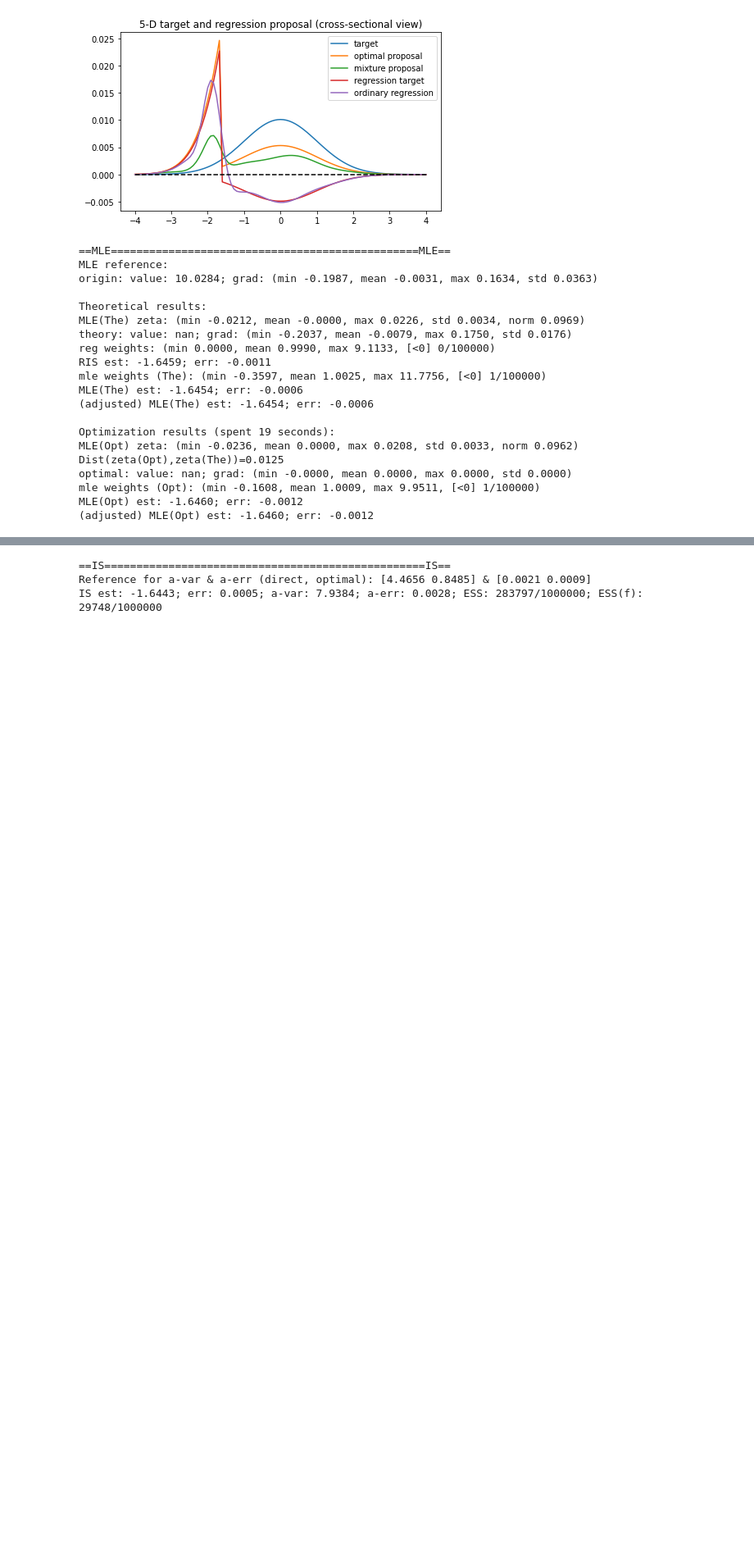
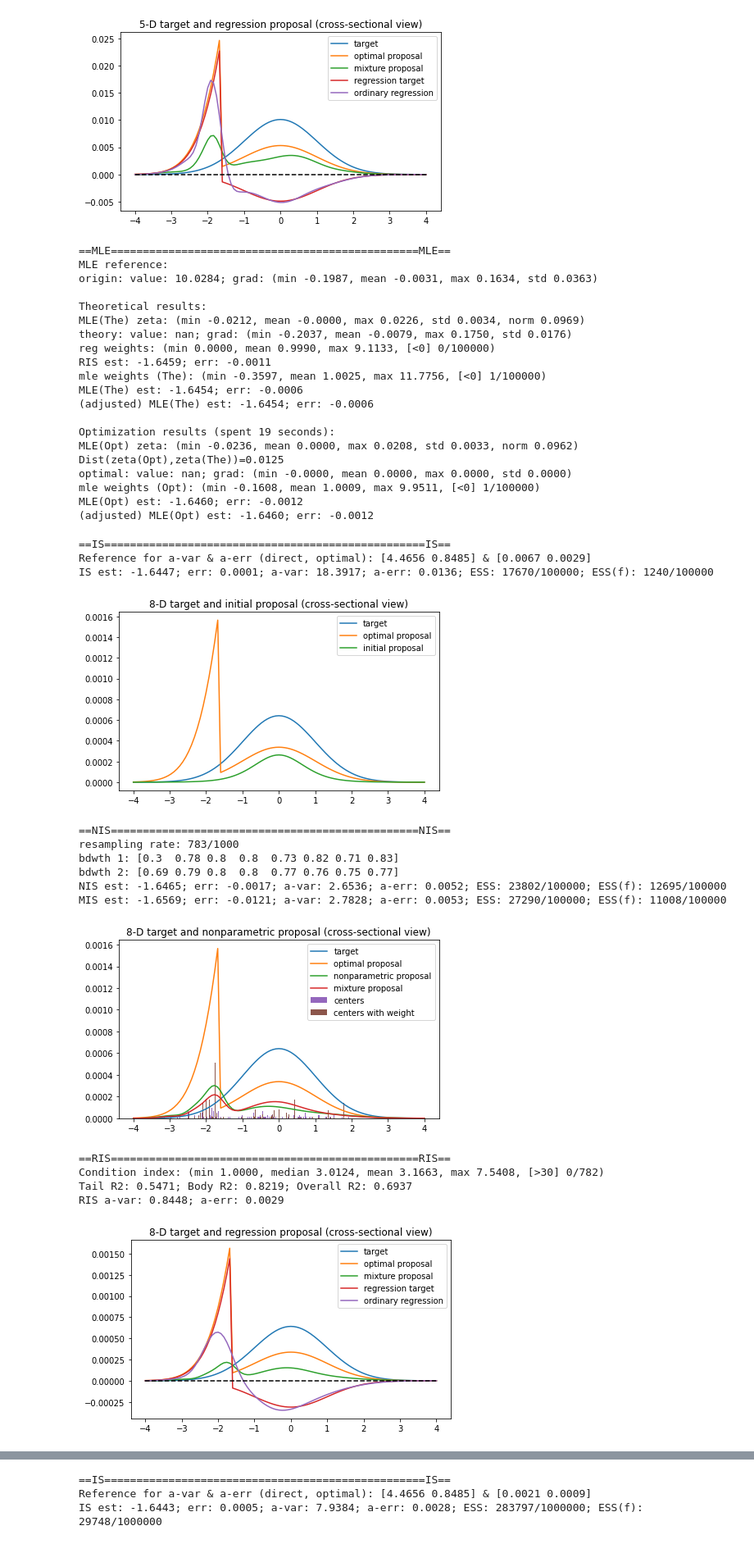
Before and after one commit to IanFla/Two-Stage, a Jupyter notebook: MLE and REG/MLE-2.ipynb, the cells around one changed output, grey strips where cells are left out. Shown at 82% size. Cells and saved outputs as stored; diff of their text form; code cells hidden in the pictures; blank space fills up the shorter version.

```diff
--- a/MLE and REG/MLE-2.ipynb
+++ b/MLE and REG/MLE-2.ipynb
@@ -468,3 +468,36 @@ optimal: value: nan; grad: (min -0.0000, mean 0.0000, max 0.0000, std 0.0000)
 mle weights (Opt): (min -0.1608, mean 1.0009, max 9.9511, [<0] 1/100000)
 MLE(Opt) est: -1.6460; err: -0.0012
 (adjusted) MLE(Opt) est: -1.6460; err: -0.0012
+# %%
+np.random.seed(1234)
+print('==IS==================================================IS==')
+mle=MLE(dim=8,alpha=0.05,sigma=2,size=100000,df=1)
+mle.estimate_IS()
+x=np.linspace(-4,4,101)
+mle.draw_TP(mle.iP,x,'initial')
+print('==NIS================================================NIS==')
+mle.resample(1000,30)
+mle.estimate_NIS(0.7,kde=1)
+mle.draw_TP(mle.nP,x,'nonparametric')
+print('==RIS================================================RIS==')
+mle.estimate_RIS()
+mle.draw_TP(mle.mP,x,'regression')
+print('==MLE================================================MLE==')
+mle.estimate_MLE()
+# %% [output]
+==IS==================================================IS==
+Reference for a-var & a-err (direct, optimal): [4.4656 0.8485] & [0.0067 0.0029]
+IS est: -1.6447; err: 0.0001; a-var: 18.3917; a-err: 0.0136; ESS: 17670/100000; ESS(f): 1240/100000
+[figure, added]
+==NIS================================================NIS==
+resampling rate: 783/1000
+bdwth 1: [0.3  0.78 0.8  0.8  0.73 0.82 0.71 0.83]
+bdwth 2: [0.69 0.79 0.8  0.8  0.77 0.76 0.75 0.77]
+NIS est: -1.6465; err: -0.0017; a-var: 2.6536; a-err: 0.0052; ESS: 23802/100000; ESS(f): 12695/100000
+MIS est: -1.6569; err: -0.0121; a-var: 2.7828; a-err: 0.0053; ESS: 27290/100000; ESS(f): 11008/100000
+[figure, added]
+==RIS================================================RIS==
+Condition index: (min 1.0000, median 3.0124, mean 3.1663, max 7.5408, [>30] 0/782)
+Tail R2: 0.5471; Body R2: 0.8219; Overall R2: 0.6937
+RIS a-var: 0.8448; a-err: 0.0029
+[figure, added]
```
Also changed, not shown: parts of 1 cell of this notebook, 8 other files.
